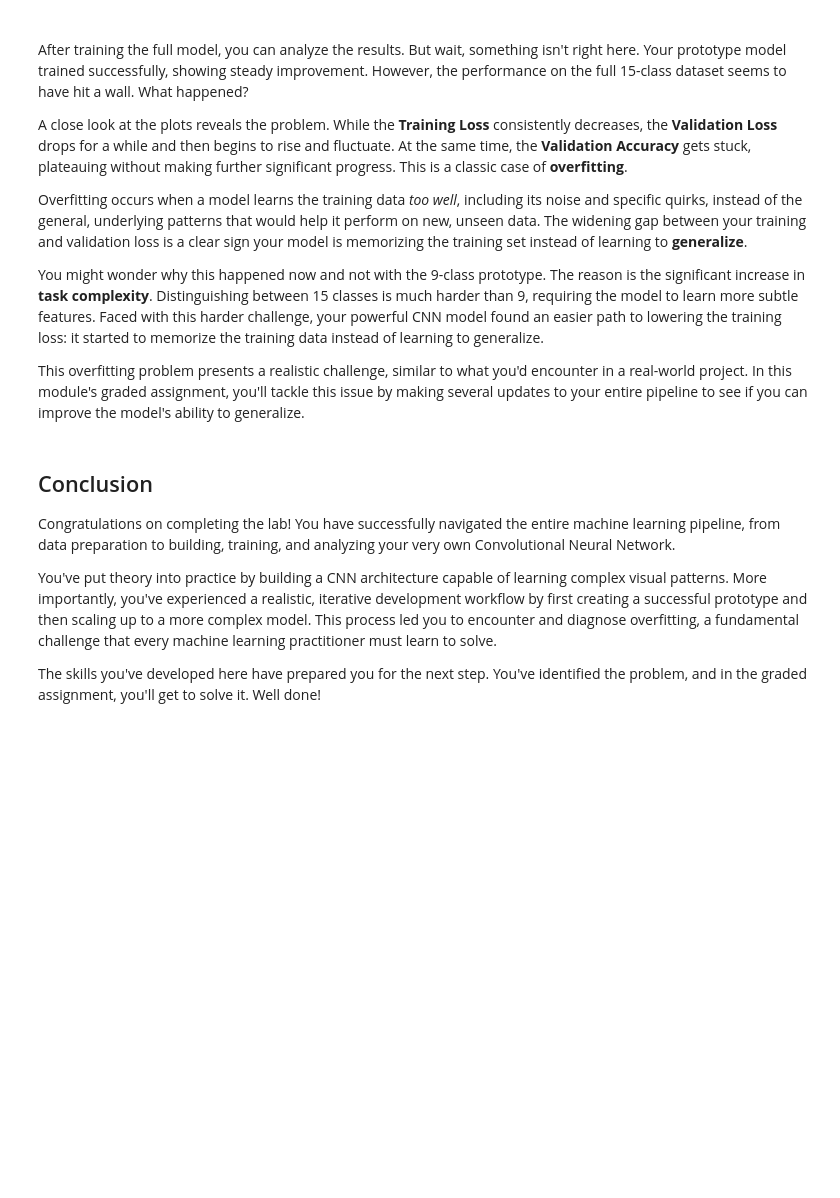
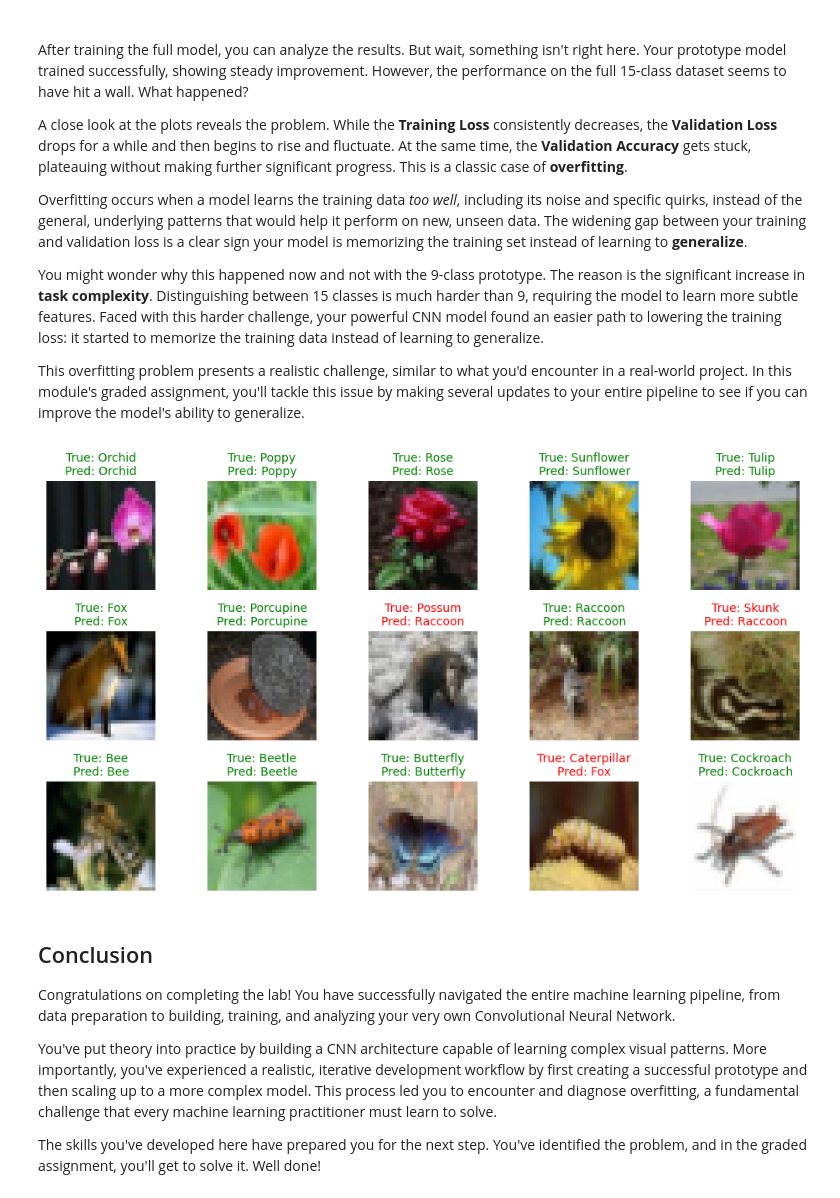
Before and after one commit to Adalberto-Machin/Projects_to_learn, a Jupyter notebook: pytorch/week 4 Cnn/insect_classifier/C1_M4_Lab_1_cnn_nature_classifier.ipynb, the cells around one changed output. Cells and saved outputs as stored; diff of their text form; code cells hidden in the pictures; blank space fills up the shorter version.

```diff
--- a/pytorch/week 4 Cnn/insect_classifier/C1_M4_Lab_1_cnn_nature_classifier.ipynb
+++ b/pytorch/week 4 Cnn/insect_classifier/C1_M4_Lab_1_cnn_nature_classifier.ipynb
@@ -574,12 +659,14 @@ This overfitting problem presents a realistic challenge, similar to what you'd e
 # %%
 # ### Optional: Uncomment and run this cell to see the predictions made by the full model
 
-# helper_utils.visualise_predictions(
-#     model=trained_model,
-#     data_loader=val_loader,
-#     device=device,
-#     grid=(3, 5)
-# )
+helper_utils.visualise_predictions(
+    model=trained_model,
+    data_loader=val_loader,
+    device=device,
+    grid=(3, 5)
+)
+# %% [output]
+[figure, added]
 # %% [markdown]
 ## Conclusion
 
```
Also changed, not shown: parts of 7 cells of this notebook.
